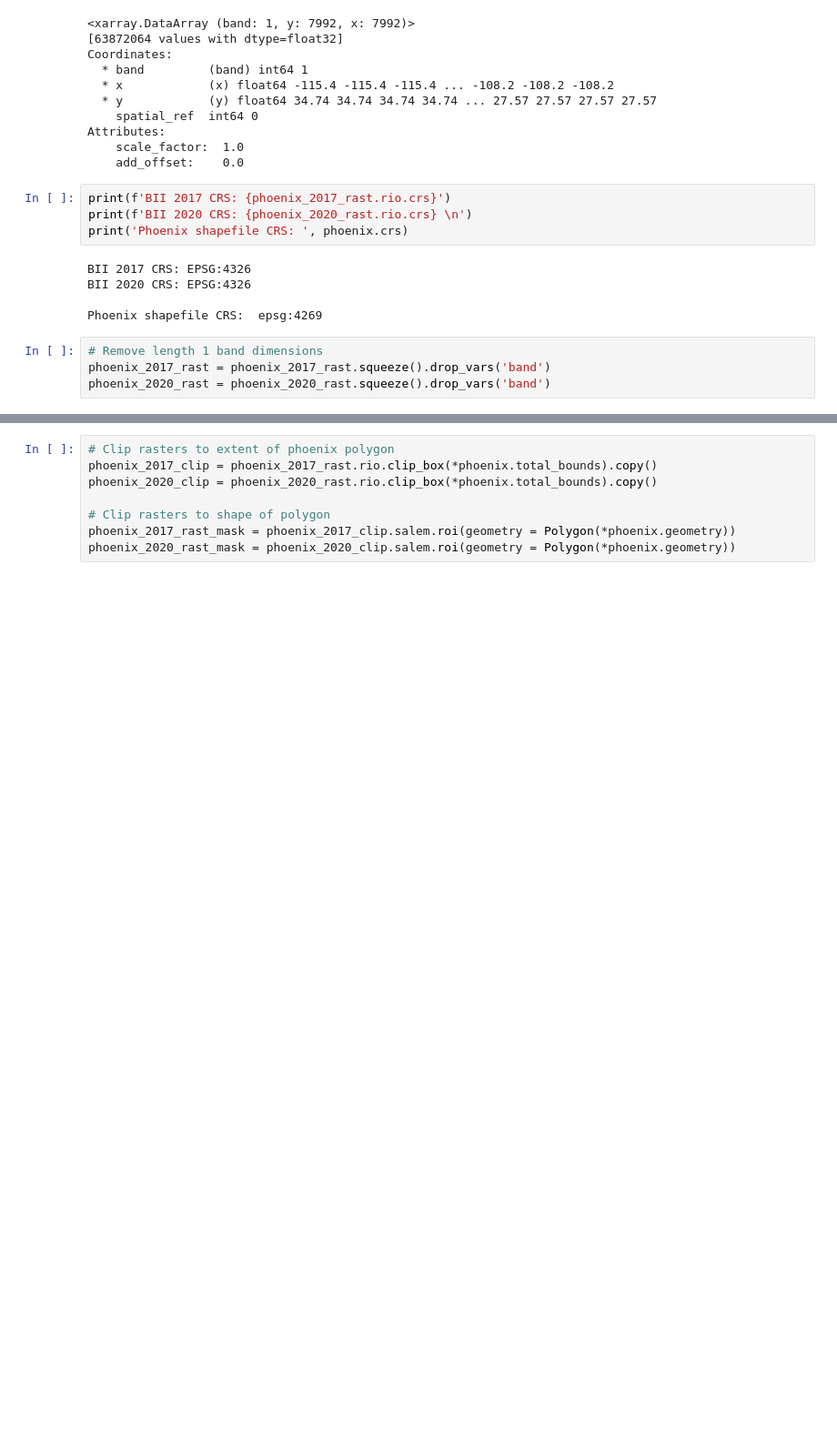
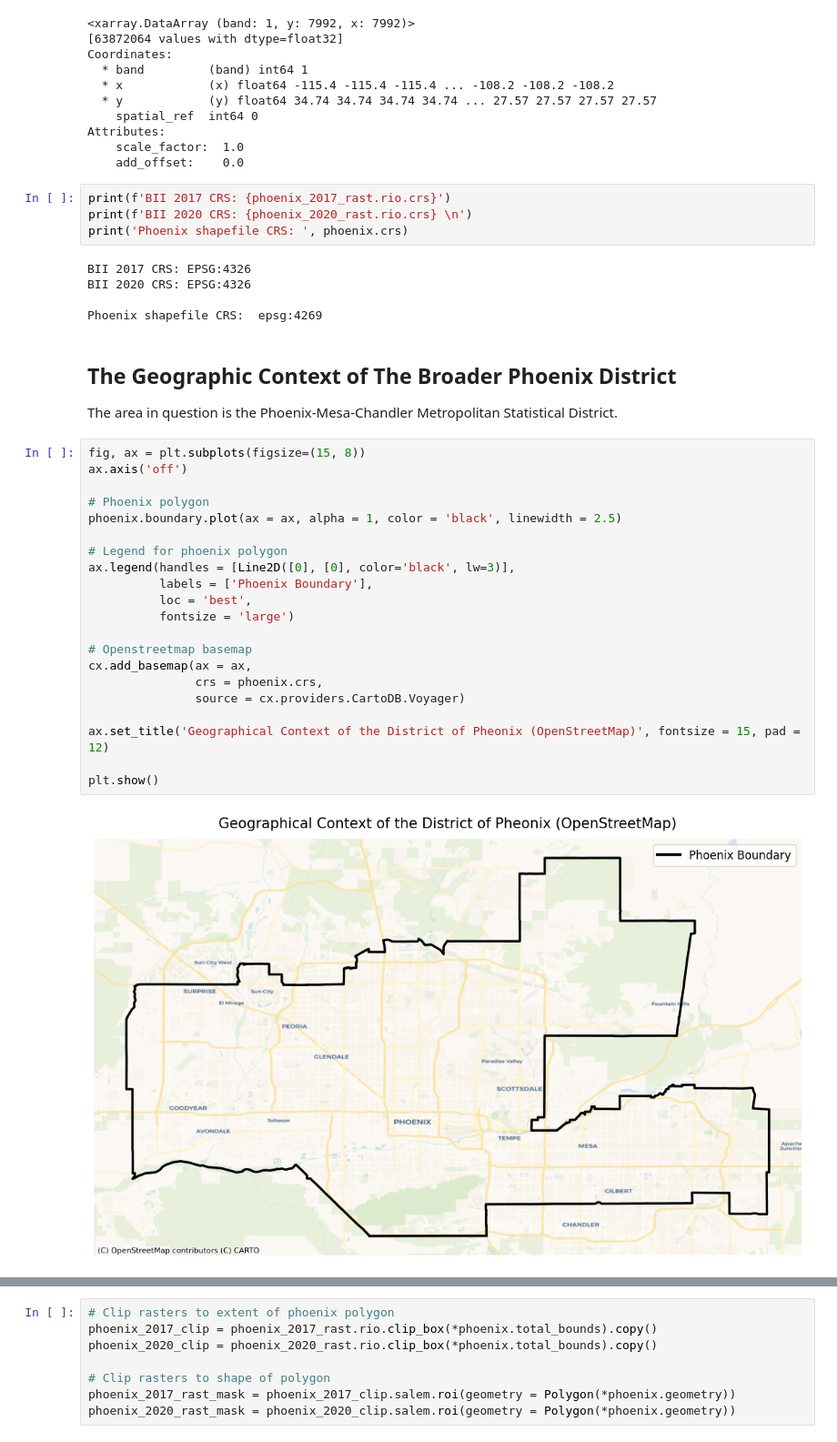
Before and after one commit to silkieMoth/phoenix-biodiversity-intactness, a Jupyter notebook: final_proj_part_2.ipynb, the cells around one changed output, grey strips where cells are left out. Shown at 91% size. Cells and saved outputs as stored; diff of their text form; blank space fills up the shorter version.

```diff
--- a/final_proj_part_2.ipynb
+++ b/final_proj_part_2.ipynb
@@ -199,7 +186,30 @@ BII 2017 CRS: EPSG:4326
 BII 2020 CRS: EPSG:4326
 
 Phoenix shapefile CRS:  epsg:4269
-# %%
-# Remove length 1 band dimensions
-phoenix_2017_rast = phoenix_2017_rast.squeeze().drop_vars('band')
-phoenix_2020_rast = phoenix_2020_rast.squeeze().drop_vars('band')
+# %% [markdown]
+## The Geographic Context of The Broader Phoenix District
+
+The area in question is the Phoenix-Mesa-Chandler Metropolitan Statistical District.
+# %%
+fig, ax = plt.subplots(figsize=(15, 8))
+ax.axis('off')
+
+# Phoenix polygon
+phoenix.boundary.plot(ax = ax, alpha = 1, color = 'black', linewidth = 2.5)
+
+# Legend for phoenix polygon
+ax.legend(handles = [Line2D([0], [0], color='black', lw=3)],
+          labels = ['Phoenix Boundary'],
+          loc = 'best',
+          fontsize = 'large')
+
+# Openstreetmap basemap
+cx.add_basemap(ax = ax,
+               crs = phoenix.crs,
+               source = cx.providers.CartoDB.Voyager)
+
+ax.set_title('Geographical Context of the District of Pheonix (OpenStreetMap)', fontsize = 15, pad = 12)
+
+plt.show()
+# %% [output]
+[figure, added]
```
Also changed, not shown: parts of 19 cells of this notebook.
